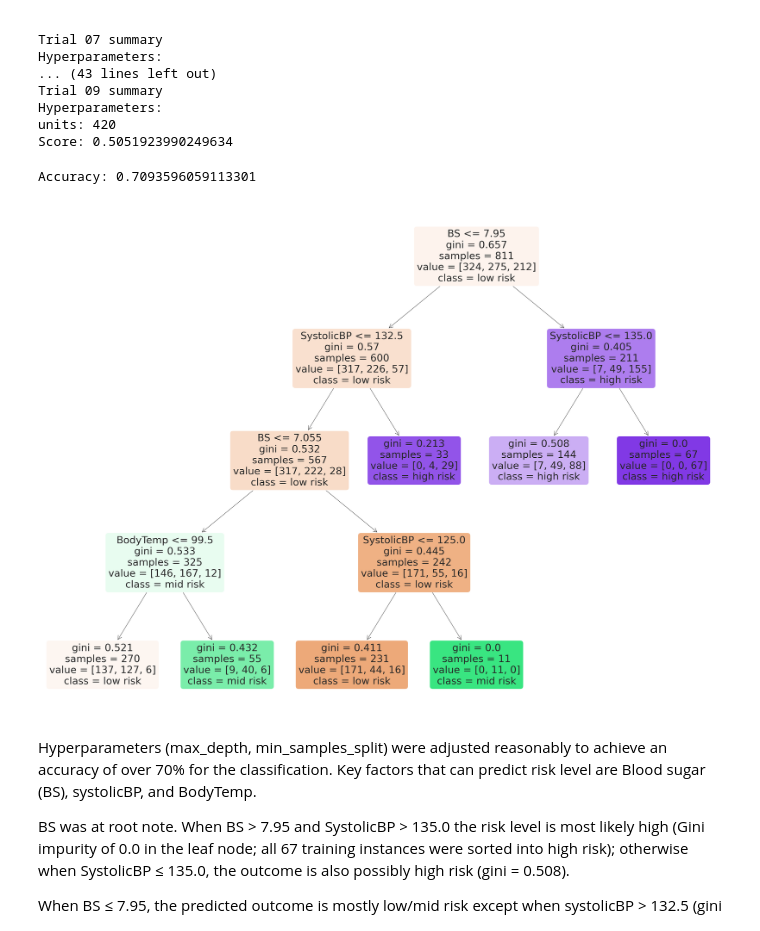
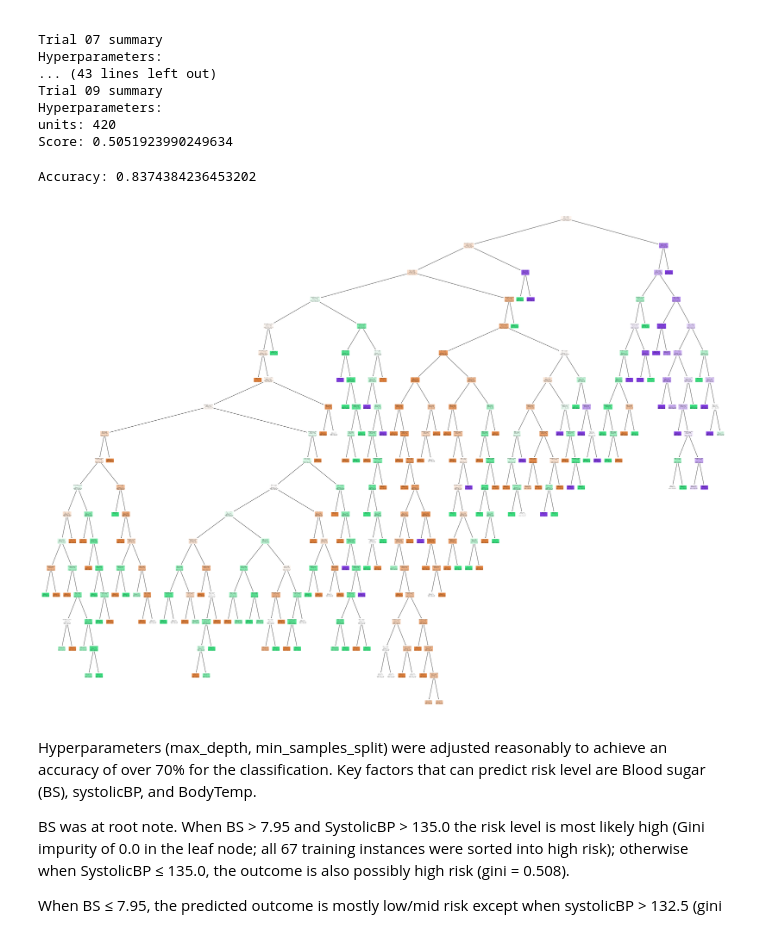
Before and after one commit to cornettholly/Project4, a Jupyter notebook: pj42_Caleb.ipynb, the cells around one changed output. Drawn from its saved outputs; the diff is of its cells as text; code cells hidden in the pictures.

```diff
--- a/pj42_Caleb.ipynb
+++ b/pj42_Caleb.ipynb
@@ -422,28 +422,29 @@ Score: 0.5051923990249634
 # %%
 from sklearn.tree import DecisionTreeClassifier
 from sklearn import tree
 
 
 # Fit data.
 
-clf3 = DecisionTreeClassifier(max_depth=4, min_samples_split=150)
+clf3 = DecisionTreeClassifier( class_weight=None, criterion='gini', max_depth=None,
+ max_features=None, max_leaf_nodes=None, random_state=None, splitter='best')
 clf3 = clf3.fit(X_train, y_train)
 
 # Check classifier accuracy.
 
 accuracy3 = clf3.score(X_test, y_test)
 print("Accuracy:", accuracy3)
 
 # Plot the tree.
 
 feature_names = ["Age", "SystolicBP", "DiastolicBP", "BS", "BodyTemp", "HeartRate"]
 class_names=['low risk','mid risk', "high risk"]
 plt.figure(figsize=(40,30))
 tree.plot_tree(clf3,feature_names=feature_names, class_names=['low risk','mid risk', "high risk"],filled=True,rounded=True)
 plt.show()
 # %% [output]
-Accuracy: 0.7093596059113301
+Accuracy: 0.8374384236453202
-[figure, old version]
+[figure, new version]
 # %% [markdown]
 Hyperparameters (max_depth, min_samples_split) were adjusted reasonably to achieve an accuracy of over 70% for the classification. Key factors that can predict risk level are Blood sugar (BS), systolicBP, and BodyTemp.
 
```
